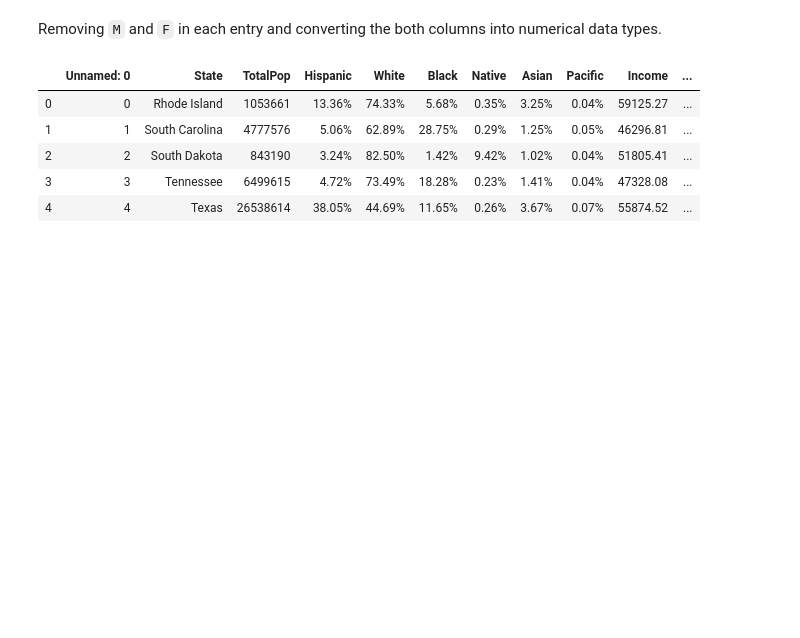
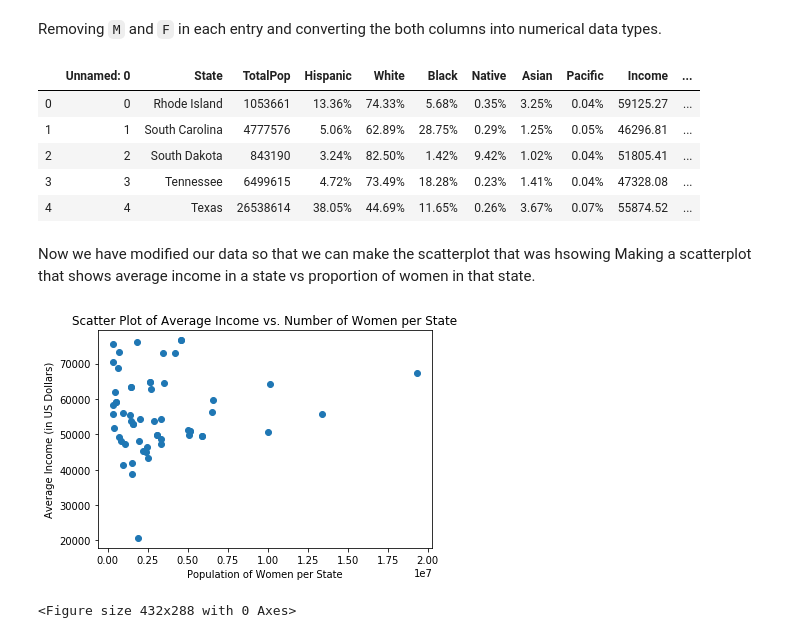
Before and after one commit to deepliya/Cleaning-US-Census-Data, a Jupyter notebook: Cleaning-US-Census-Data.ipynb, the cells around one changed output. Drawn from its saved outputs; the diff is of its cells as text; code cells hidden in the pictures; blank space fills up the shorter version.

Commit message:
Plotting avg Income vs no. of women scatterplot

```diff
--- a/Cleaning-US-Census-Data.ipynb
+++ b/Cleaning-US-Census-Data.ipynb
@@ -131,3 +131,16 @@ us_census.head()
 | 2 | 2 | South Dakota | 843190 | 3.24% | 82.50% | 1.42% | 9.42% | 1.02% | 0.04% | 51805.41 | ... |
 | 3 | 3 | Tennessee | 6499615 | 4.72% | 73.49% | 18.28% | 0.23% | 1.41% | 0.04% | 47328.08 | ... |
 | 4 | 4 | Texas | 26538614 | 38.05% | 44.69% | 11.65% | 0.26% | 3.67% | 0.07% | 55874.52 | ... |
+# %% [markdown]
+Now we have modified our data so that we can make the scatterplot that was hsowing
+Making a scatterplot that shows average income in a state vs proportion of women in that state.
+# %%
+plt.scatter(us_census['Women'], us_census['Income'])
+plt.title("Scatter Plot of Average Income vs. Number of Women per State")
+plt.xlabel("Population of Women per State")
+plt.ylabel("Average Income (in US Dollars)")
+plt.show()
+plt.clf()
+# %% [output]
+[figure, added]
+<Figure size 432x288 with 0 Axes>
```
Also changed, not shown: parts of 1 cell of this notebook.
